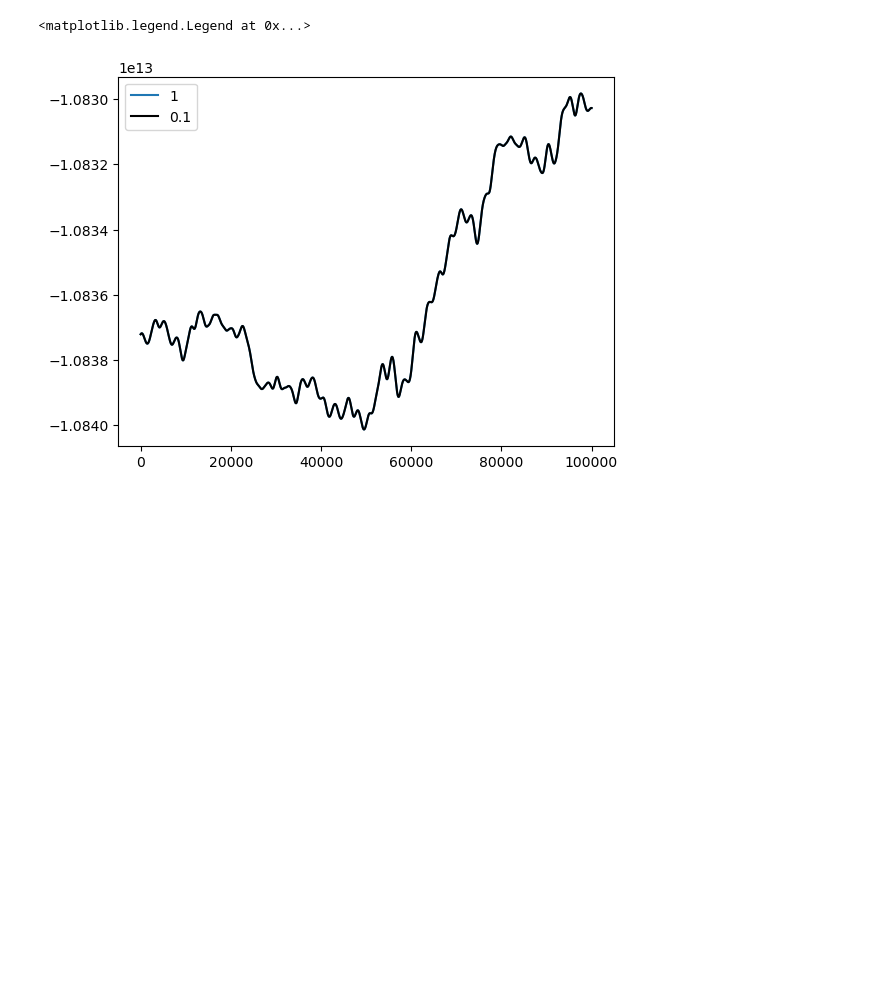
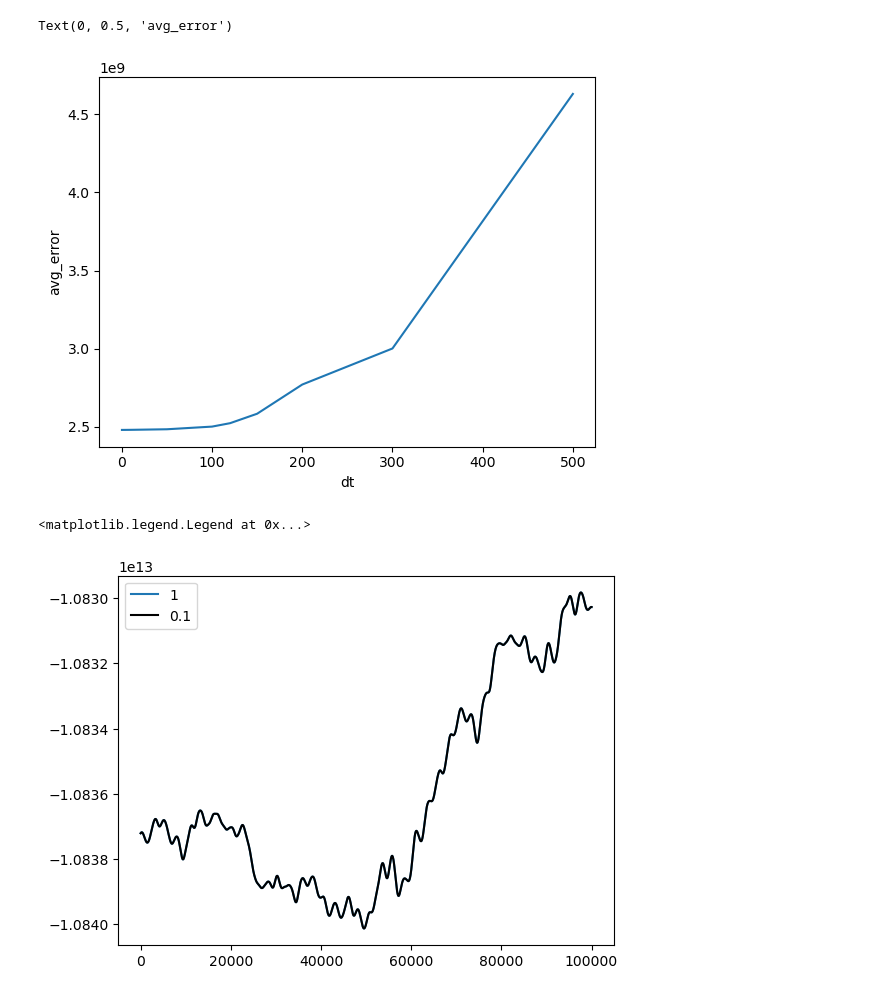
Before and after one commit to ThijsSpoor99/Project-Computational-Science, a Jupyter notebook: energyTesting.ipynb, the cells around one changed output. Drawn from its saved outputs; the diff is of its cells as text; code cells hidden in the pictures; blank space fills up the shorter version.

```diff
--- a/energyTesting.ipynb
+++ b/energyTesting.ipynb
@@ -5,9 +5,15 @@ import matplotlib.pyplot as plt
 data01 = np.genfromtxt("Data/centaurEnergy01.csv", delimiter=',')
 data1 = np.genfromtxt("Data/centaurEnergy1.csv", delimiter=',')
 data10 = np.genfromtxt("Data/centaurEnergy10.csv", delimiter=',')
+data50 = np.genfromtxt("Data/centaurEnergy50.csv", delimiter=',')
+data100 = np.genfromtxt("Data/centaurEnergy100.csv", delimiter=',')
 data120 = np.genfromtxt("Data/centaurEnergy120.csv", delimiter=',')
+data150 = np.genfromtxt("Data/centaurEnergy150.csv", delimiter=',')
+data200 = np.genfromtxt("Data/centaurEnergy200.csv", delimiter=',')
+data300 = np.genfromtxt("Data/centaurEnergy300.csv", delimiter=',')
+data500 = np.genfromtxt("Data/test500.csv", delimiter=',')
 
-error01 = (data01[1:] - data01[:-1]) / np.abs(data01[0])
-error1 = (data1[1:] - data1[:-1]) / np.abs(data1[0])
-error10 = (data10[1:] - data10[:-1]) / np.abs(data10[0])
-error120 = (data120[1:] - data120[:-1]) / np.abs(data120[0])
+# error01 = (data01[1:] - data01[:-1]) / np.abs(data01[0])
+# error1 = (data1[1:] - data1[:-1]) / np.abs(data1[0])
+# error10 = (data10[1:] - data10[:-1]) / np.abs(data10[0])
+# error120 = (data120[1:] - data120[:-1]) / np.abs(data120[0])
@@ -18,0 +53,21 @@ dt120 = np.arange(1, 1e5, 120)
+# %%
+avg_error01 = np.mean(abs_error01)
+avg_error1 = np.mean(abs_error1)
+avg_error10 = np.mean(abs_error10)
+avg_error50 = np.mean(abs_error50)
+avg_error100 = np.mean(abs_error100)
+avg_error120 = np.mean(abs_error120)
+avg_error150 = np.mean(abs_error150)
+avg_error200 = np.mean(abs_error200)
+avg_error300 = np.mean(abs_error300)
+avg_error500 = np.mean(abs_error500)
+# %%
+dt_list = [0.1, 1, 10, 50, 100, 120, 150, 200, 300, 500]
+avg_error_list = [avg_error01, avg_error1, avg_error10, avg_error50, avg_error100, avg_error120, avg_error150, avg_error200, avg_error300, avg_error500]
+# %%
+plt.plot(dt_list, avg_error_list)
+plt.xlabel('dt')
+plt.ylabel('avg_error')
+# %% [output]
+Text(0, 0.5, 'avg_error')
+[figure, added]
```
Also changed, not shown: parts of 5 cells of this notebook, 7 other files.
